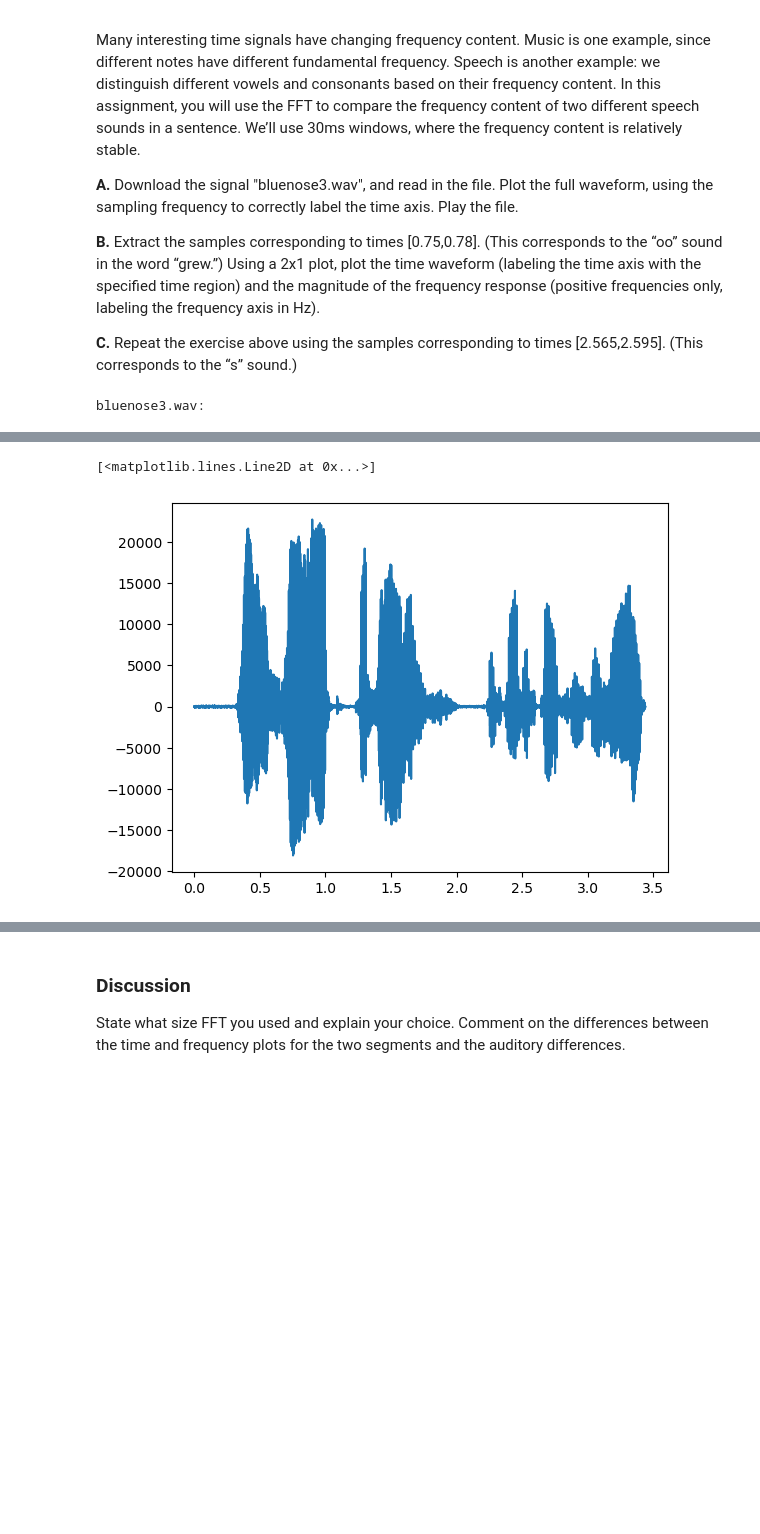
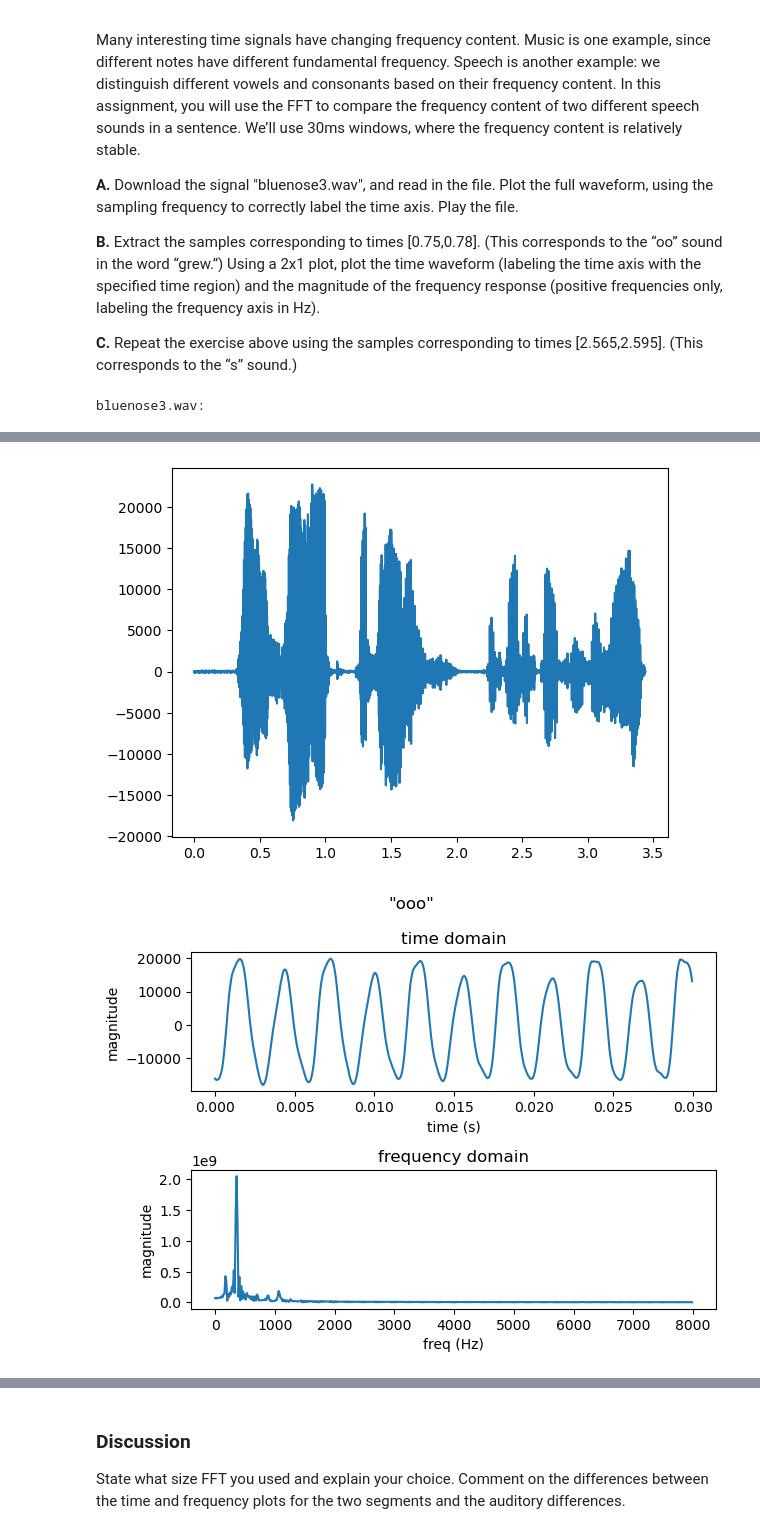
Before and after one commit to pie474/EE242Labs, a Jupyter notebook: 3b/EE242_Lab3b.ipynb, the cells around one changed output, grey strips where cells are left out. Cells and saved outputs as stored; diff of their text form; code cells hidden in the pictures; blank space fills up the shorter version.

```diff
--- a/3b/EE242_Lab3b.ipynb
+++ b/3b/EE242_Lab3b.ipynb
@@ -110,23 +110,51 @@ Many interesting time signals have changing frequency content. Music is one exam
 # %%
 # Assignment 4 - Comparing frequency content of a signal
 
 # Part A - Reading, plotting and playing the bluenose3.wav file
 file = wav.read('bluenose3.wav')
+fs = file[0]
 play_file('bluenose3.wav')
 plt.figure()
-plt.plot(np.arange(len(file[1]))/file[0], file[1])
+plt.plot(np.arange(len(file[1]))/fs, file[1])
 
 # Part B - Extracting ooo part of the signal
 # Extract the ooo part of the signal from 0.75 seconds to 0.78 seconds
 # Plot the signal in time and frequency domain
 
+def plot_time_freq(signal, sampling_frequency, start_time, end_time, title='', nfft=1024):
+    sig_y = signal[int(start_time*sampling_frequency):int(end_time*sampling_frequency)]
+    sig_t = np.arange(len(sig_y))/sampling_frequency
+
+    fig, axs = plt.subplots(2, 1)
+    axs[0].plot(sig_t, sig_y)
+    axs[0].set_title('time domain')
+    axs[0].set_xlabel('time (s)')
+    axs[0].set_ylabel('magnitude')
+
+    sig_f = np.fft.fft(sig_y, nfft)
+    sig_f2 = np.fft.fftshift(sig_f)
+
+    freq = np.fft.fftshift(np.fft.fftfreq(len(sig_f2), 1 / sampling_frequency))
+    magnitude = np.abs(sig_f2) * (sampling_frequency * (end_time - start_time))
+
+    axs[1].plot(freq[freq >= 0], magnitude[freq >= 0])
+    axs[1].set_title('frequency domain')
+    axs[1].set_xlabel('freq (Hz)')
+    axs[1].set_ylabel('magnitude')
+    fig.suptitle(title)
+    fig.tight_layout()
+
+plot_time_freq(file[1], fs, 0.75, 0.78, title='"ooo"', nfft=1024)
+
 # Part C - Extracting sss part of the signal
 # Extract the sss part of the signal from 2.565 seconds to 2.595 seconds
 # Plot the signal in time and frequency domain
 
+plot_time_freq(file[1], fs, 2.565, 2.595, title='"sss"', nfft=1024)
+
 # Part D - Justify the difference and choice of nfft used.
 # %% [output]
 bluenose3.wav:
 [interactive output not drawn]
-[<matplotlib.lines.Line2D at 0x...>]
 [figure]
+[figure, added]
```
Also changed, not shown: parts of 2 cells of this notebook.
